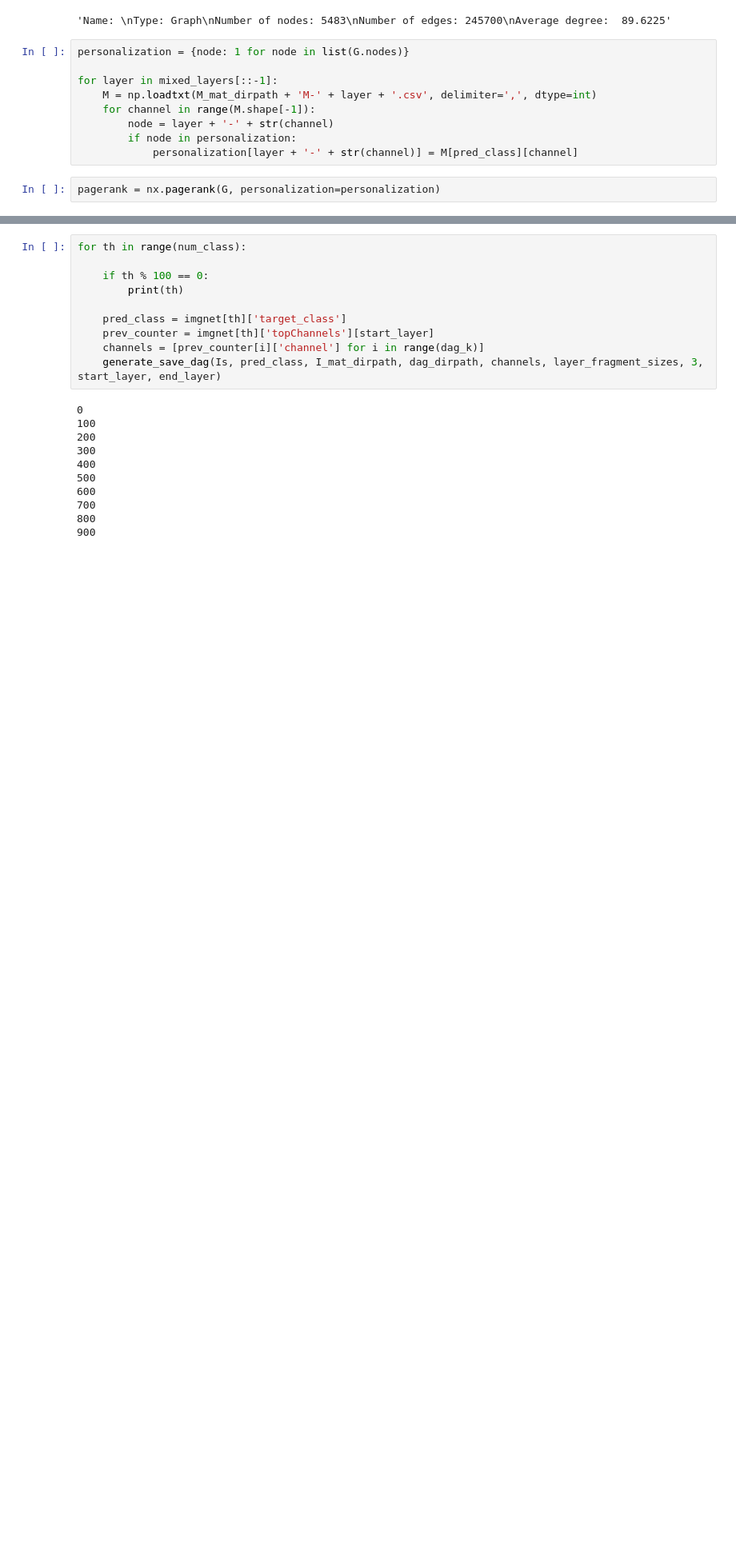
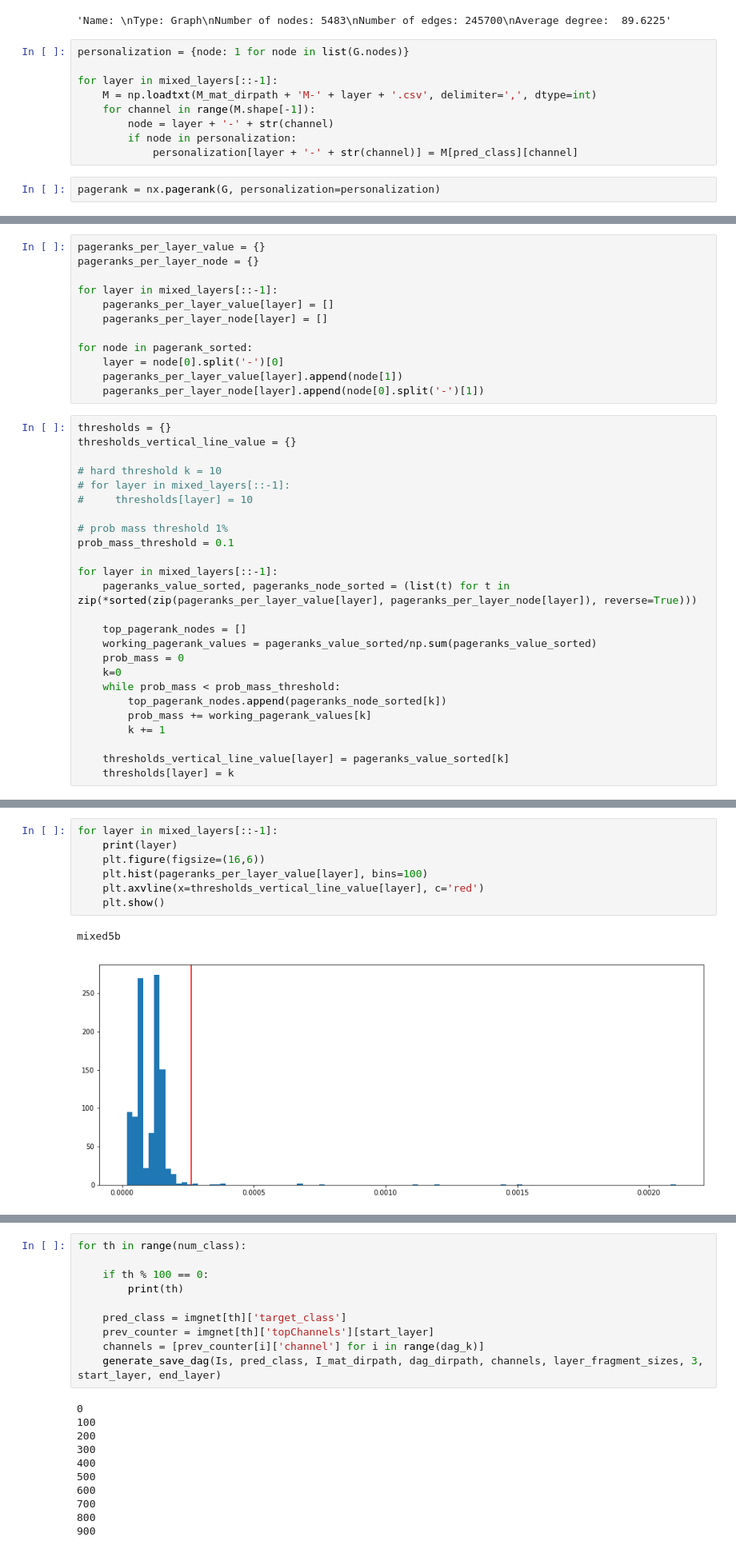
Before and after one commit to fredhohman/summit-notebooks, a Jupyter notebook: dag-pagerank.ipynb, the cells around one changed output, grey strips where cells are left out. Shown at 80% size. Saved outputs shown, nothing was run; the diff lists cells and outputs as text; blank space fills up the shorter version.

Commit message:
pagerank dags work, include prob mass thresholds

```diff
--- a/dag-pagerank.ipynb
+++ b/dag-pagerank.ipynb
@@ -327,0 +328,37 @@ pagerank = nx.pagerank(G, personalization=personalization)
+# %%
+pageranks_per_layer_value = {}
+pageranks_per_layer_node = {}
+
+for layer in mixed_layers[::-1]:
+    pageranks_per_layer_value[layer] = []
+    pageranks_per_layer_node[layer] = []
+
+for node in pagerank_sorted:
+    layer = node[0].split('-')[0]
+    pageranks_per_layer_value[layer].append(node[1])
+    pageranks_per_layer_node[layer].append(node[0].split('-')[1])
+# %%
+thresholds = {}
+thresholds_vertical_line_value = {}
+
+# hard threshold k = 10
+# for layer in mixed_layers[::-1]:
+#     thresholds[layer] = 10
+
+# prob mass threshold 1%
+prob_mass_threshold = 0.1
+
+for layer in mixed_layers[::-1]:
+    pageranks_value_sorted, pageranks_node_sorted = (list(t) for t in zip(*sorted(zip(pageranks_per_layer_value[layer], pageranks_per_layer_node[layer]), reverse=True)))
+
+    top_pagerank_nodes = []
+    working_pagerank_values = pageranks_value_sorted/np.sum(pageranks_value_sorted)
+    prob_mass = 0
+    k=0
+    while prob_mass < prob_mass_threshold:
+        top_pagerank_nodes.append(pageranks_node_sorted[k])
+        prob_mass += working_pagerank_values[k]
+        k += 1
+
+    thresholds_vertical_line_value[layer] = pageranks_value_sorted[k]
+    thresholds[layer] = k
@@ -327,0 +377,10 @@ pagerank = nx.pagerank(G, personalization=personalization)
+# %%
+for layer in mixed_layers[::-1]:
+    print(layer)
+    plt.figure(figsize=(16,6))
+    plt.hist(pageranks_per_layer_value[layer], bins=100)
+    plt.axvline(x=thresholds_vertical_line_value[layer], c='red')
+    plt.show()
+# %% [output]
+mixed5b
+[figure, added]
```
Also changed, not shown: parts of 10 cells of this notebook.
